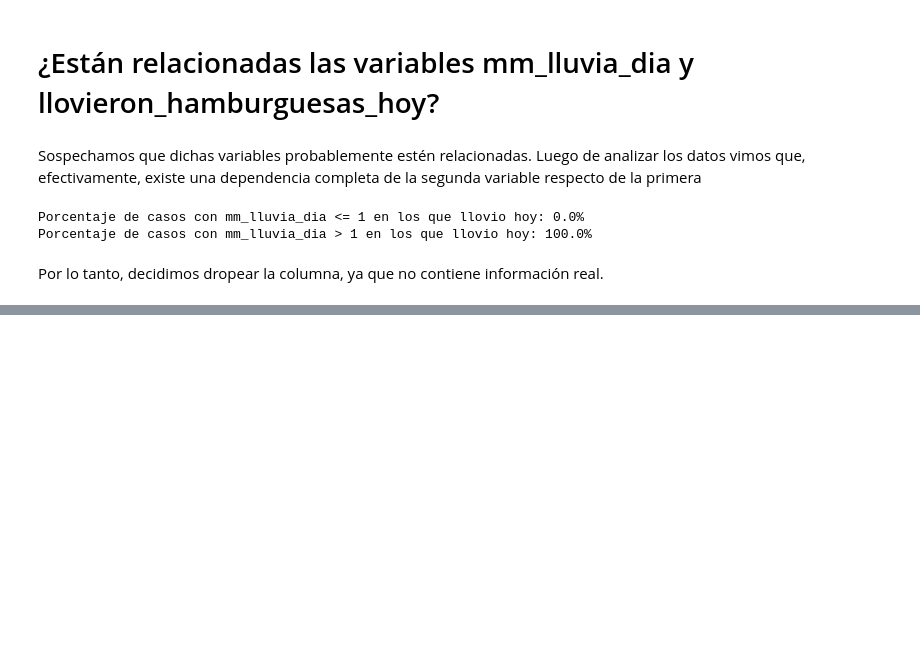
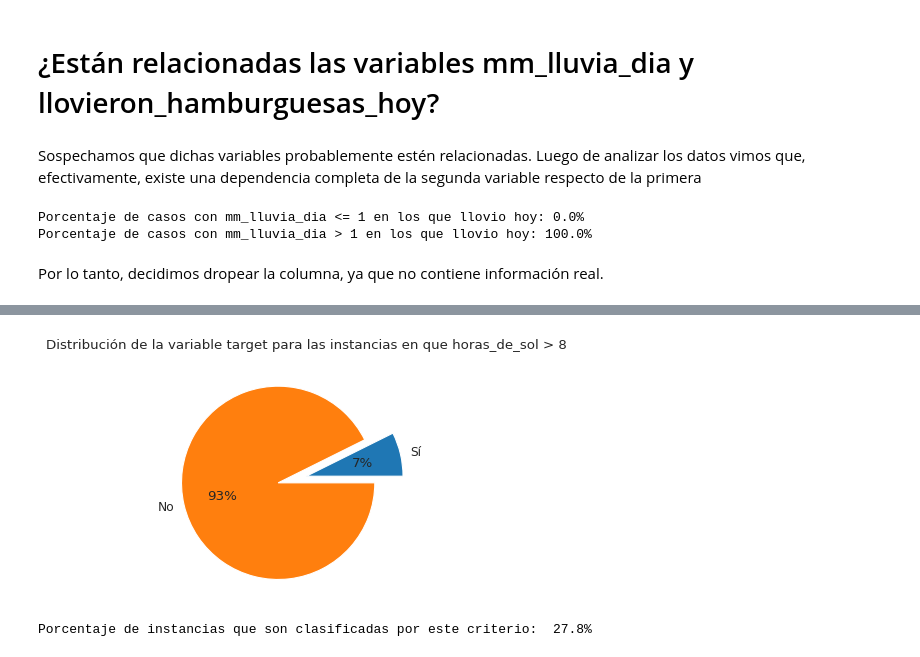
Before and after one commit to fdelu/orga-de-datos, a Jupyter notebook: TP1_Presentacion.ipynb, the cells around one changed output, grey strips where cells are left out. Cells and saved outputs as stored; diff of their text form; code cells hidden in the pictures; blank space fills up the shorter version.

```diff
--- a/TP1_Presentacion.ipynb
+++ b/TP1_Presentacion.ipynb
@@ -335,0 +519,21 @@ df.drop(columns=["llovieron_hamburguesas_hoy"], inplace=True, errors="ignore")
+# %%
+df_mucho_sol = df[df.horas_de_sol > 8]
+df_si = (df_mucho_sol == 1).mean()[variable_target]
+df_no = (df_mucho_sol == 0).mean()[variable_target]
+
+plt.figure(dpi=80)
+plt.pie([df_si, df_no],
+       labels=["Sí", "No"],
+       explode=(0, 0.3),
+       colors=sns.color_palette("tab10", 2),
+       autopct='%1.0f%%',
+       normalize=True)
+
+plt.title("Distribución de la variable target para las instancias en que horas_de_sol > 8")
+plt.show()
+# %% [output]
+[figure, added]
+# %%
+print(f"Porcentaje de instancias que son clasificadas por este criterio: {len(df_mucho_sol) / len(df) * 100 : .1f}%")
+# %% [output]
+Porcentaje de instancias que son clasificadas por este criterio:  27.8%
```
Also changed, not shown: parts of 61 cells of this notebook.
